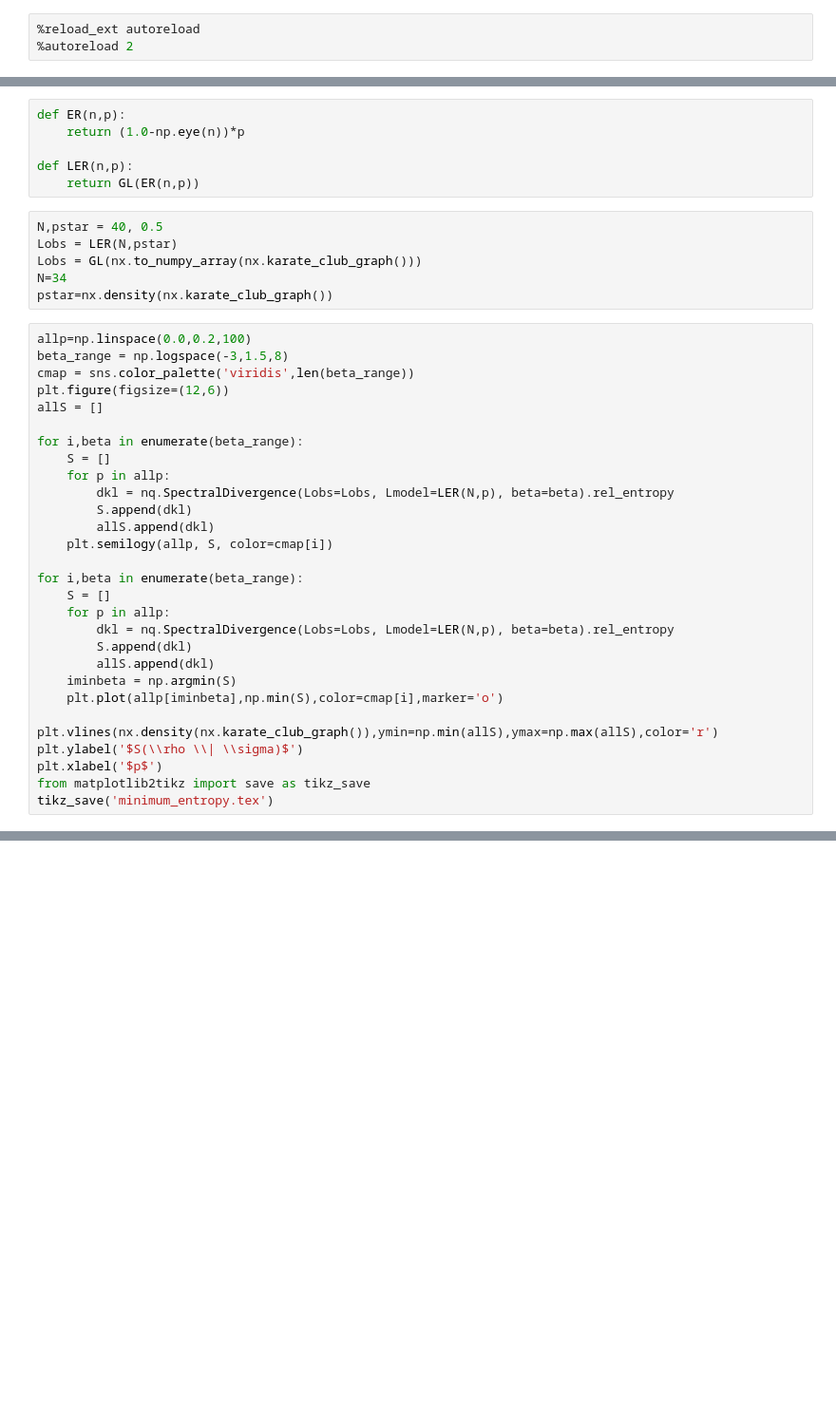
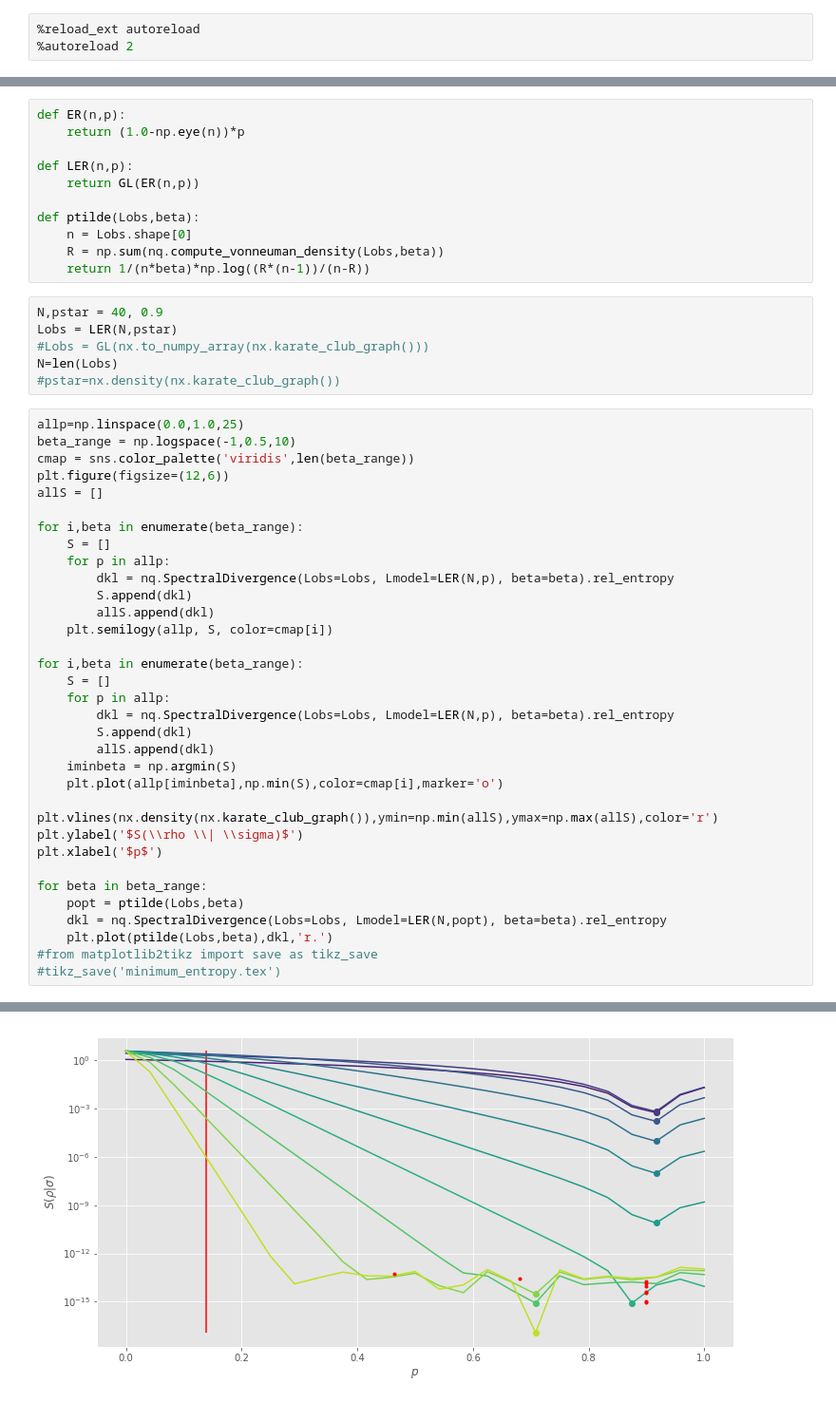
Before and after one commit to CarloNicolini/networkqit, a Jupyter notebook: notebooks/optimization_picture.ipynb, the cells around one changed output, grey strips where cells are left out. Shown at 95% size. Drawn from its saved outputs; the diff is of its cells as text; blank space fills up the shorter version.

```diff
--- a/notebooks/optimization_picture.ipynb
+++ b/notebooks/optimization_picture.ipynb
@@ -21,15 +21,20 @@ def ER(n,p):
 
 def LER(n,p):
     return GL(ER(n,p))
+
+def ptilde(Lobs,beta):
+    n = Lobs.shape[0]
+    R = np.sum(nq.compute_vonneuman_density(Lobs,beta))
+    return 1/(n*beta)*np.log((R*(n-1))/(n-R))
 # %%
-N,pstar = 40, 0.5
+N,pstar = 40, 0.9
 Lobs = LER(N,pstar)
-Lobs = GL(nx.to_numpy_array(nx.karate_club_graph()))
-N=34
-pstar=nx.density(nx.karate_club_graph())
+#Lobs = GL(nx.to_numpy_array(nx.karate_club_graph()))
+N=len(Lobs)
+#pstar=nx.density(nx.karate_club_graph())
 # %%
-allp=np.linspace(0.0,0.2,100)
-beta_range = np.logspace(-3,1.5,8)
+allp=np.linspace(0.0,1.0,25)
+beta_range = np.logspace(-1,0.5,10)
 cmap = sns.color_palette('viridis',len(beta_range))
 plt.figure(figsize=(12,6))
 allS = []
@@ -54,5 +59,11 @@ for i,beta in enumerate(beta_range):
 plt.vlines(nx.density(nx.karate_club_graph()),ymin=np.min(allS),ymax=np.max(allS),color='r')
 plt.ylabel('$S(\\rho \\| \\sigma)$')
 plt.xlabel('$p$')
-from matplotlib2tikz import save as tikz_save
-tikz_save('minimum_entropy.tex')
+
+for beta in beta_range:
+    popt = ptilde(Lobs,beta)
+    dkl = nq.SpectralDivergence(Lobs=Lobs, Lmodel=LER(N,popt), beta=beta).rel_entropy
+    plt.plot(ptilde(Lobs,beta),dkl,'r.')
+#from matplotlib2tikz import save as tikz_save
+#tikz_save('minimum_entropy.tex')
+# %% [output]
@@ -58,0 +71 @@ tikz_save('minimum_entropy.tex')
+[figure, added]
```
Also changed, not shown: parts of 4 cells of this notebook.
